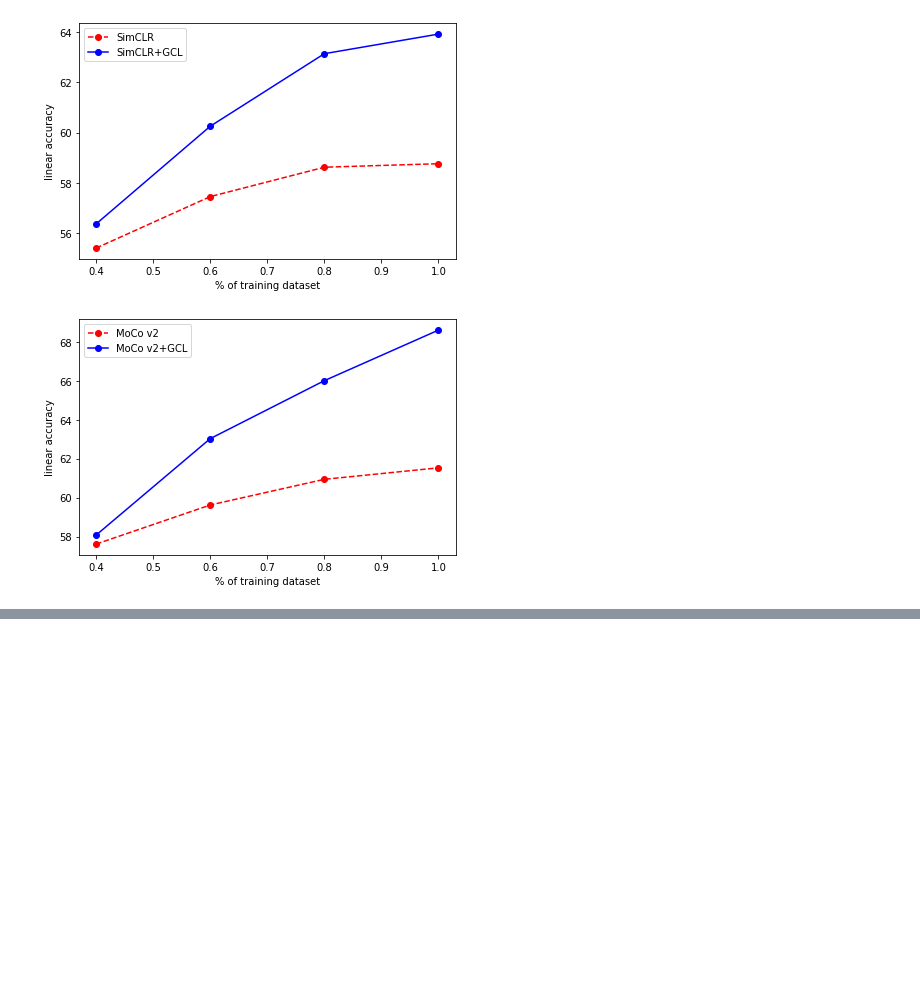
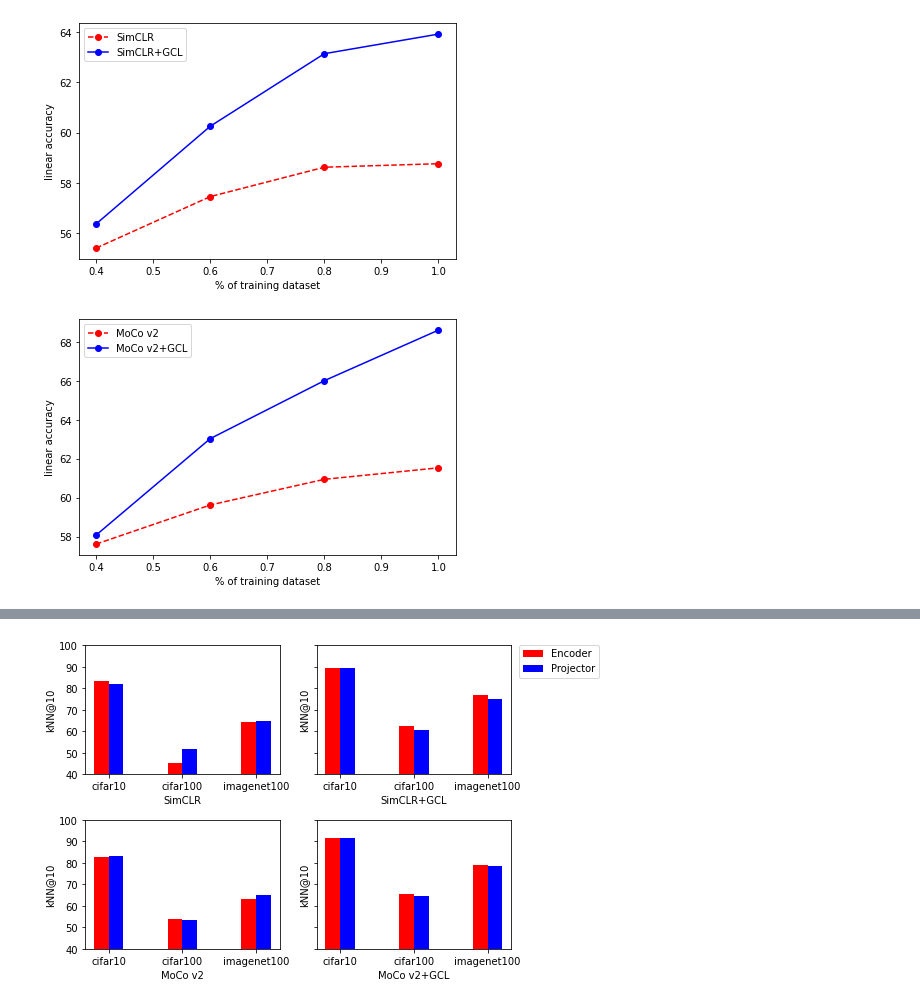
Before and after one commit to YeskendirK/geometric-contrastive-learning, a Jupyter notebook: visualizations.ipynb, the cells around one changed output, grey strips where cells are left out. Drawn from its saved outputs; the diff is of its cells as text; code cells hidden in the pictures; blank space fills up the shorter version.

```diff
--- a/visualizations.ipynb
+++ b/visualizations.ipynb
@@ -299,0 +378,80 @@ plt.savefig("moco_data_fractions.png")
+# %%
+fig, axs = plt.subplots(2, 2, sharey=True)
+fig.set_size_inches(8, 5)
+
+bar_width=0.2
+
+
+simclr = [[83.55, 45.04, 64.4],
+[82.09, 51.61, 64.95]]
+X = np.arange(3)
+# fig = plt.figure()
+# axs[0,0] = fig.add_axes([0,0,1,1])
+axs[0,0].bar(X - bar_width/2, simclr[0], color = 'r', width = bar_width, label ='Encoder')
+axs[0,0].bar(X + bar_width/2, simclr[1], color = 'b', width = bar_width, label ='Projector')
+
+axs[0,0].set_xlabel('SimCLR')#, fontweight ='bold', fontsize = 15)
+axs[0,0].set_ylabel('kNN@10')#, fontweight ='bold', fontsize = 15)
+axs[0,0].set_xticks([r + 0.0 for r in range(3)],
+        ['cifar10', 'cifar100', 'imagenet100'])
+
+# axs[0,0].legend()
+axs[0,0].set_ylim(40, 100)
+
+
+simclr_gcl = [[89.61, 62.27, 76.75],
+[89.55, 60.82, 75]]
+X = np.arange(3)
+# fig = plt.figure()
+# axs[0,1] = fig.add_axes([0,0,1,1])
+axs[0,1].bar(X -  bar_width/2, simclr_gcl[0], color = 'r', width = bar_width, label ='Encoder')
+axs[0,1].bar(X + bar_width/2, simclr_gcl[1], color = 'b', width = bar_width, label ='Projector')
+
+axs[0,1].set_xlabel('SimCLR+GCL')#, fontweight ='bold', fontsize = 15)
+axs[0,1].set_ylabel('kNN@10')#, fontweight ='bold', fontsize = 15)
+axs[0,1].set_xticks([r + 0.0 for r in range(3)],
+        ['cifar10', 'cifar100', 'imagenet100'])
+axs[0,1].set_ylim(40, 100)
+
+axs[0,1].legend(loc=(1.04, 0.75))
+
+
+moco = [[82.95, 54.01, 63.2],
+[83.25, 53.55, 65.05]]
+X = np.arange(3)
+# fig = plt.figure()
+# axs[0,1] = fig.add_axes([0,0,1,1])
+axs[1,0].bar(X - bar_width/2, moco[0], color = 'r', width = bar_width, label ='Encoder')
+axs[1,0].bar(X + bar_width/2, moco[1], color = 'b', width = bar_width, label ='Projector')
+
+axs[1,0].set_xlabel('MoCo v2')#, fontweight ='bold', fontsize = 15)
+axs[1,0].set_ylabel('kNN@10')#, fontweight ='bold', fontsize = 15)
+axs[1,0].set_xticks([r + 0.0 for r in range(3)],
+        ['cifar10', 'cifar100', 'imagenet100'])
+axs[1,0].set_ylim(40, 100)
+
+
+moco_gcl = [[91.67, 65.7, 78.9],
+[91.78, 64.68, 78.35]]
+X = np.arange(3)
+# fig = plt.figure()
+# axs[0,1] = fig.add_axes([0,0,1,1])
+axs[1,1].bar(X - bar_width/2, moco_gcl[0], color = 'r', width = bar_width, label ='Encoder')
+axs[1,1].bar(X + bar_width/2, moco_gcl[1], color = 'b', width = bar_width, label ='Projector')
+
+axs[1,1].set_xlabel('MoCo v2+GCL')#, fontweight ='bold', fontsize = 15)
+axs[1,1].set_ylabel('kNN@10')#, fontweight ='bold', fontsize = 15)
+axs[1,1].set_xticks([r + 0.0 for r in range(3)],
+        ['cifar10', 'cifar100', 'imagenet100'])
+axs[1,1].set_ylim(40, 100)
+# axs[1,1].legend()
+
+
+
+fig.tight_layout()
+
+plt.savefig("encoder_vs_projector.png")
+
+# ax.bar(X + 0.50, data[2], color = 'r', width = 0.25
+# %% [output]
+[figure, added]
```
Also changed, not shown: parts of 7 cells of this notebook, 11 other files.
